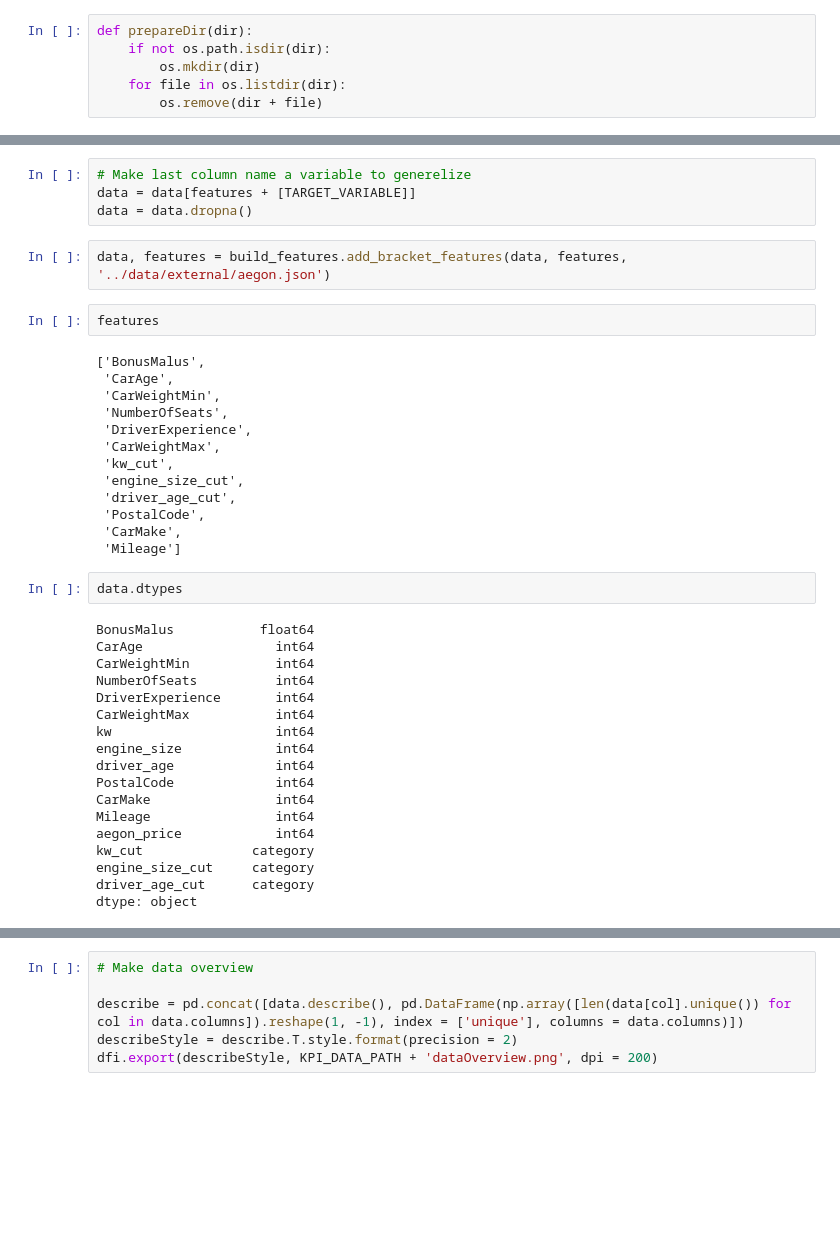
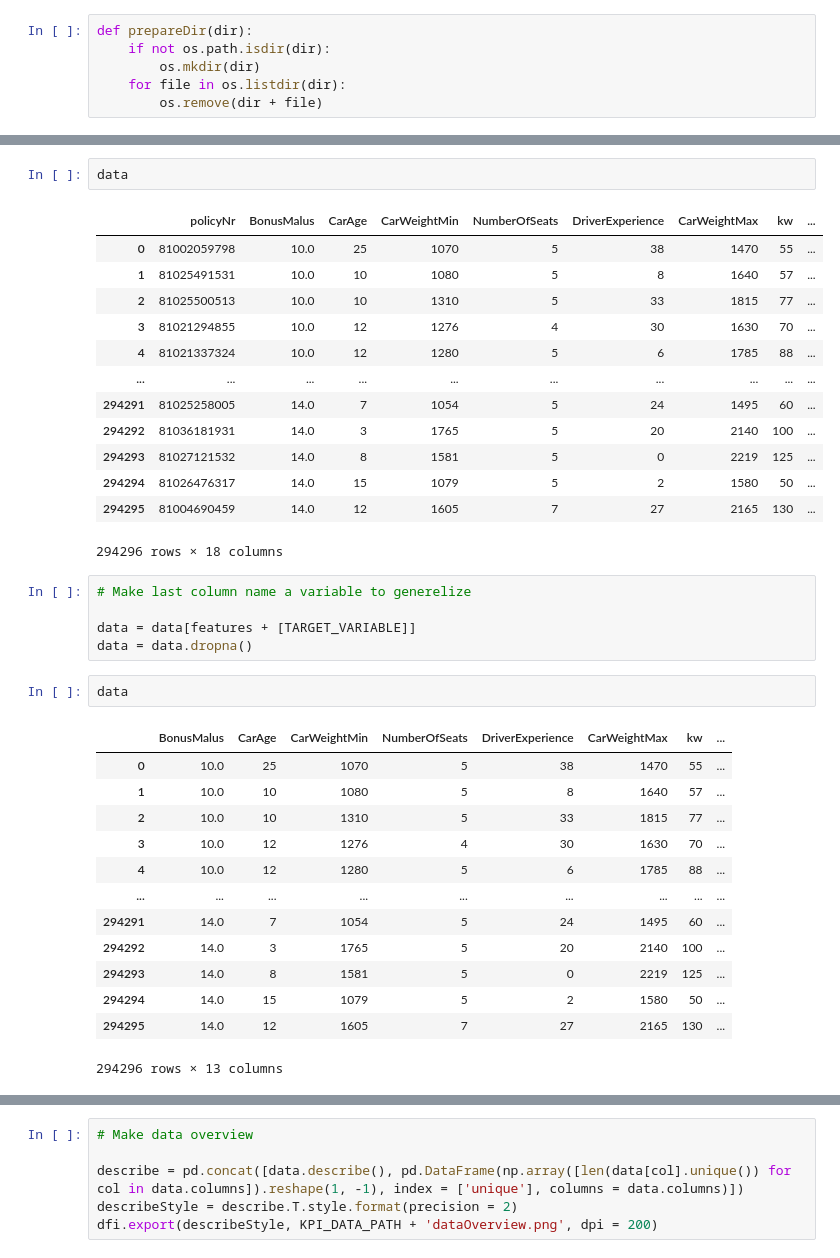
Before and after one commit to asdasde/market_models, a Jupyter notebook: notebooks/market_model.ipynb, the cells around one changed output, grey strips where cells are left out. Cells and saved outputs as stored; diff of their text form; blank space fills up the shorter version.

```diff
--- a/notebooks/market_model.ipynb
+++ b/notebooks/market_model.ipynb
@@ -104,44 +99,40 @@ driver_age int64
 PostalCode int64
 CarMake category
 Mileage int64
+# %%
+data
+# %% [output]
+|  | policyNr | BonusMalus | CarAge | CarWeightMin | NumberOfSeats | DriverExperience | CarWeightMax | kw | ... |
+| 0 | 81002059798 | 10.0 | 25 | 1070 | 5 | 38 | 1470 | 55 | ... |
+| 1 | 81025491531 | 10.0 | 10 | 1080 | 5 | 8 | 1640 | 57 | ... |
+| 2 | 81025500513 | 10.0 | 10 | 1310 | 5 | 33 | 1815 | 77 | ... |
+| 3 | 81021294855 | 10.0 | 12 | 1276 | 4 | 30 | 1630 | 70 | ... |
+| 4 | 81021337324 | 10.0 | 12 | 1280 | 5 | 6 | 1785 | 88 | ... |
+| ... | ... | ... | ... | ... | ... | ... | ... | ... | ... |
+| 294291 | 81025258005 | 14.0 | 7 | 1054 | 5 | 24 | 1495 | 60 | ... |
+| 294292 | 81036181931 | 14.0 | 3 | 1765 | 5 | 20 | 2140 | 100 | ... |
+| 294293 | 81027121532 | 14.0 | 8 | 1581 | 5 | 0 | 2219 | 125 | ... |
+| 294294 | 81026476317 | 14.0 | 15 | 1079 | 5 | 2 | 1580 | 50 | ... |
+| 294295 | 81004690459 | 14.0 | 12 | 1605 | 7 | 27 | 2165 | 130 | ... |
+294296 rows × 18 columns
 # %%
 # Make last column name a variable to generelize
+
 data = data[features + [TARGET_VARIABLE]]
 data = data.dropna()
-# %%
-data, features = build_features.add_bracket_features(data, features, '../data/external/aegon.json')
-# %%
-features
-# %% [output]
-['BonusMalus',
- 'CarAge',
- 'CarWeightMin',
- 'NumberOfSeats',
- 'DriverExperience',
- 'CarWeightMax',
- 'kw_cut',
- 'engine_size_cut',
- 'driver_age_cut',
- 'PostalCode',
- 'CarMake',
- 'Mileage']
 # %%
-data.dtypes
+data
 # %% [output]
+|  | BonusMalus | CarAge | CarWeightMin | NumberOfSeats | DriverExperience | CarWeightMax | kw | ... |
+| 0 | 10.0 | 25 | 1070 | 5 | 38 | 1470 | 55 | ... |
+| 1 | 10.0 | 10 | 1080 | 5 | 8 | 1640 | 57 | ... |
+| 2 | 10.0 | 10 | 1310 | 5 | 33 | 1815 | 77 | ... |
+| 3 | 10.0 | 12 | 1276 | 4 | 30 | 1630 | 70 | ... |
+| 4 | 10.0 | 12 | 1280 | 5 | 6 | 1785 | 88 | ... |
+| ... | ... | ... | ... | ... | ... | ... | ... | ... |
+| 294291 | 14.0 | 7 | 1054 | 5 | 24 | 1495 | 60 | ... |
+| 294292 | 14.0 | 3 | 1765 | 5 | 20 | 2140 | 100 | ... |
+| 294293 | 14.0 | 8 | 1581 | 5 | 0 | 2219 | 125 | ... |
+| 294294 | 14.0 | 15 | 1079 | 5 | 2 | 1580 | 50 | ... |
+| 294295 | 14.0 | 12 | 1605 | 7 | 27 | 2165 | 130 | ... |
-BonusMalus           float64
-CarAge                 int64
-CarWeightMin           int64
-NumberOfSeats          int64
-DriverExperience       int64
-CarWeightMax           int64
-kw                     int64
-engine_size            int64
-driver_age             int64
-PostalCode             int64
-CarMake                int64
-Mileage                int64
-aegon_price            int64
-kw_cut              category
-engine_size_cut     category
-driver_age_cut      category
-dtype: object
+294296 rows × 13 columns
```
Also changed, not shown: parts of 16 cells of this notebook, 2 other files.
